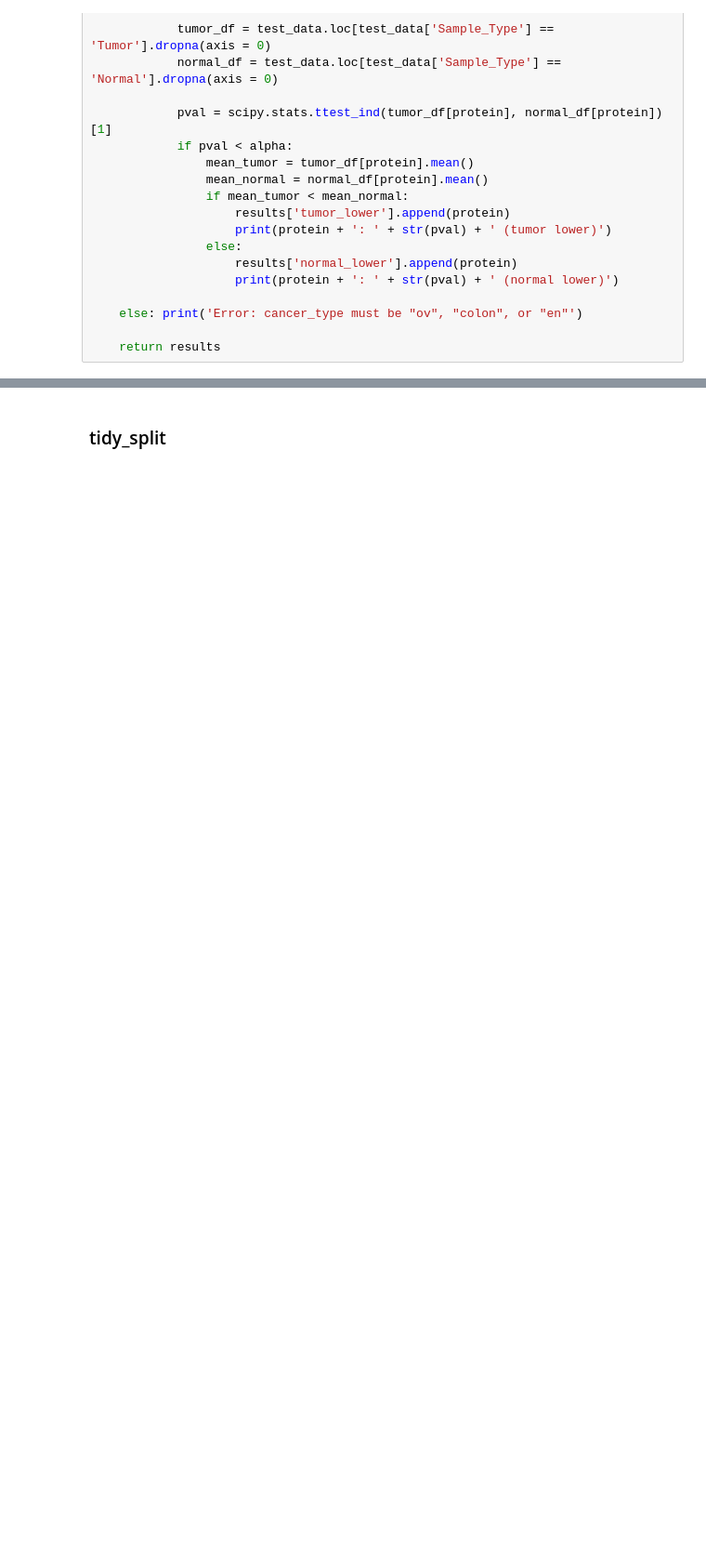
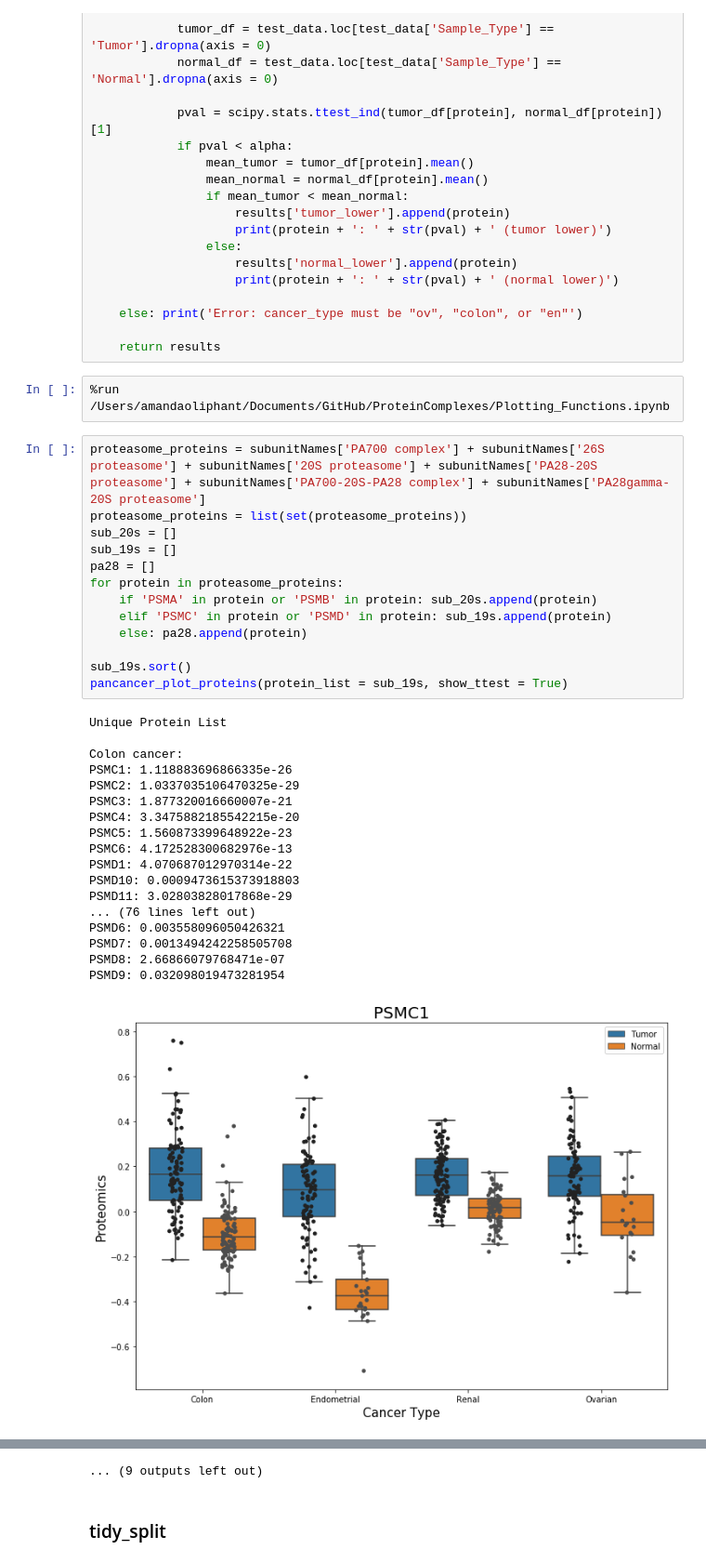
Before and after one commit to PayneLab/ProteinComplexes, a Jupyter notebook: Analysis_Functions.ipynb, the cells around one changed output, grey strips where cells are left out. Shown at 93% size. Cells and saved outputs as stored; diff of their text form; blank space fills up the shorter version.

```diff
--- a/Analysis_Functions.ipynb
+++ b/Analysis_Functions.ipynb
@@ -510,3 +510,37 @@ def find_differential_expression(cancer_type = 'ov'):
     else: print('Error: cancer_type must be "ov", "colon", or "en"')
 
     return results
+# %%
+%run /Users/amandaoliphant/Documents/GitHub/ProteinComplexes/Plotting_Functions.ipynb
+# %%
+proteasome_proteins = subunitNames['PA700 complex'] + subunitNames['26S proteasome'] + subunitNames['20S proteasome'] + subunitNames['PA28-20S proteasome'] + subunitNames['PA700-20S-PA28 complex'] + subunitNames['PA28gamma-20S proteasome']
+proteasome_proteins = list(set(proteasome_proteins))
+sub_20s = []
+sub_19s = []
+pa28 = []
+for protein in proteasome_proteins:
+    if 'PSMA' in protein or 'PSMB' in protein: sub_20s.append(protein)
+    elif 'PSMC' in protein or 'PSMD' in protein: sub_19s.append(protein)
+    else: pa28.append(protein)
+
+sub_19s.sort()
+pancancer_plot_proteins(protein_list = sub_19s, show_ttest = True)
+# %% [output]
+Unique Protein List
+
+Colon cancer:
+PSMC1: 1.118883696866335e-26
+PSMC2: 1.0337035106470325e-29
+PSMC3: 1.877320016660007e-21
+PSMC4: 3.3475882185542215e-20
+PSMC5: 1.560873399648922e-23
+PSMC6: 4.172528300682976e-13
+PSMD1: 4.070687012970314e-22
+PSMD10: 0.0009473615373918803
+PSMD11: 3.02803828017868e-29
+... (76 lines left out)
+PSMD6: 0.003558096050426321
+PSMD7: 0.0013494242258505708
+PSMD8: 2.66866079768471e-07
+PSMD9: 0.032098019473281954
+[figure, added]
@@ -513,3 +557,4 @@ def find_differential_expression(cancer_type = 'ov'):
+... (9 outputs left out)
 # %% [markdown]
 ### tidy_split
 # %%
```
Also changed, not shown: parts of 1 cell of this notebook.
